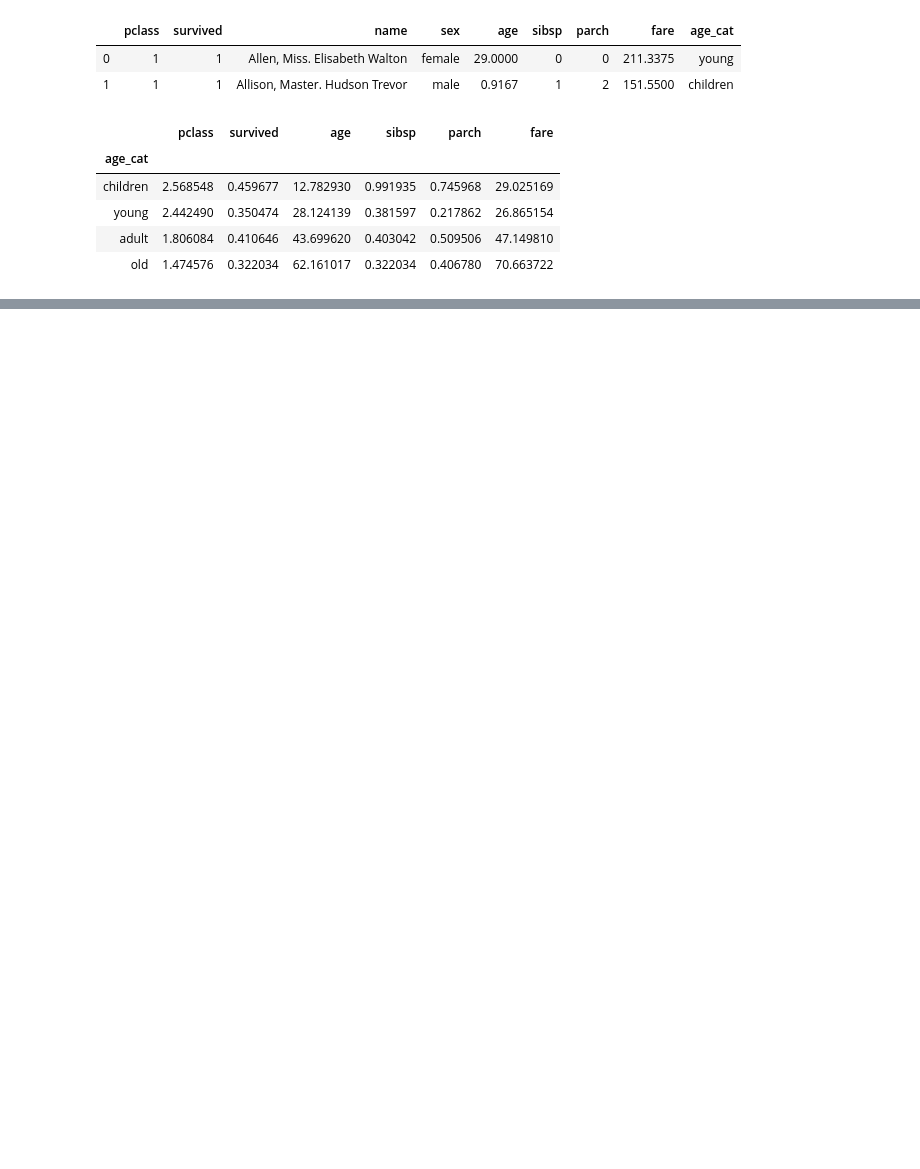
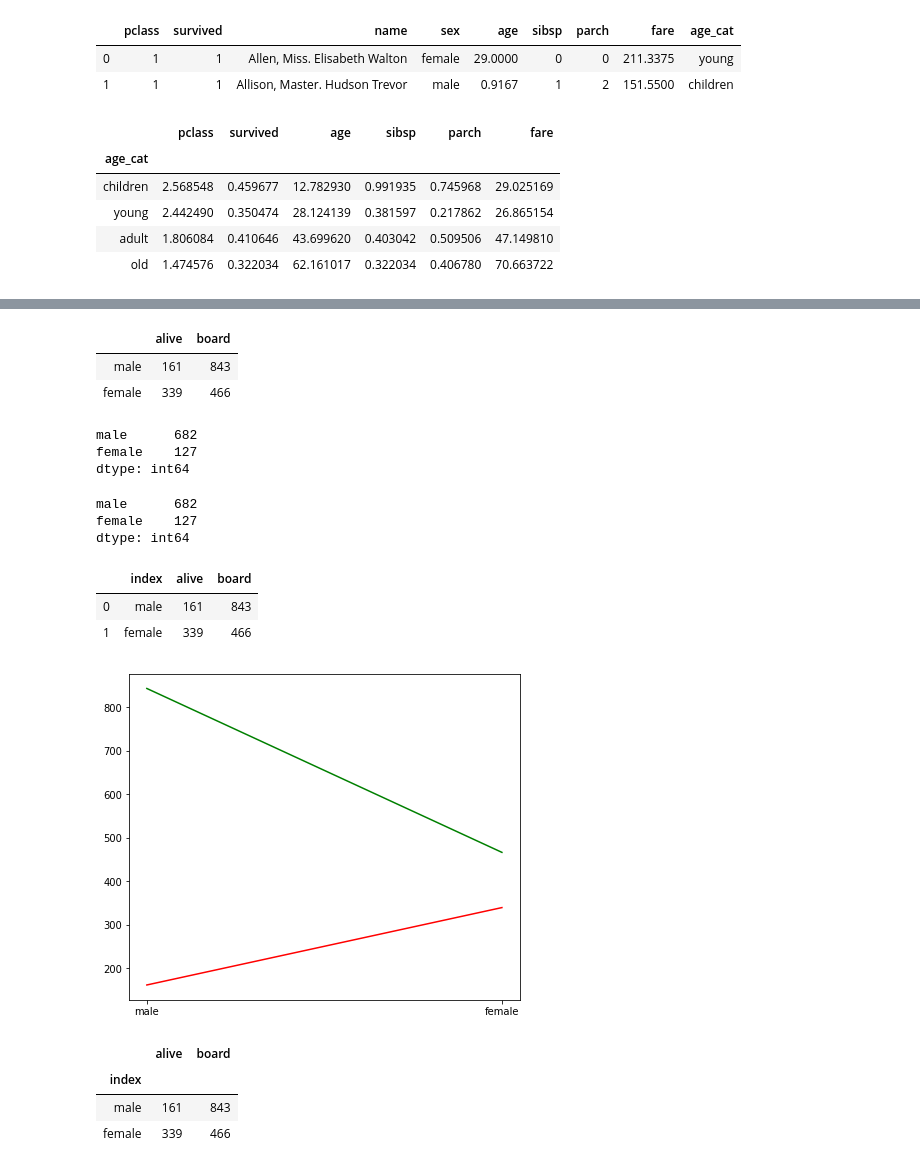
Before and after one commit to Shin-Sangseok/python_practice, a Jupyter notebook: titanic_data.ipynb, the cells around one changed output, grey strips where cells are left out. Cells and saved outputs as stored; diff of their text form; code cells hidden in the pictures; blank space fills up the shorter version.

```diff
--- a/titanic_data.ipynb
+++ b/titanic_data.ipynb
@@ -315,3 +328,9 @@ raw_data.groupby(by='age_cat').mean()
 | young | 2.442490 | 0.350474 | 28.124139 | 0.381597 | 0.217862 | 26.865154 |
 | adult | 1.806084 | 0.410646 | 43.699620 | 0.403042 | 0.509506 | 47.149810 |
 | old | 1.474576 | 0.322034 | 62.161017 | 0.322034 | 0.406780 | 70.663722 |
+# %%
+sex_alive = raw_data.groupby(by='sex')['survived'].sum()
+print(sex_alive)
+list_sa = list(sex_alive)
+list_sa.reverse()
+list_sa
@@ -317,0 +343,3 @@ raw_data.groupby(by='age_cat').mean()
+# %%
+rd_sex_list = list(rd_sex)
+rd_sex_list
@@ -317,0 +357,14 @@ raw_data.groupby(by='age_cat').mean()
+# %%
+sex_df = pd.DataFrame({'alive':list_sa, 'board':rd_sex_list}, index= ['male','female'])
+sex_df
+# %% [output]
+|  | alive | board |
+| male | 161 | 843 |
+| female | 339 | 466 |
+# %%
+dead_result = sex_df['board']-sex_df['alive']
+dead_result
+# %% [output]
+male      682
+female    127
+dtype: int64
@@ -317,0 +373,20 @@ raw_data.groupby(by='age_cat').mean()
+# %%
+dead_result
+# %% [output]
+male      682
+female    127
+dtype: int64
+# %%
+sex_df.reset_index(inplace=True)
+sex_df
+# %% [output]
+|  | index | alive | board |
+| 0 | male | 161 | 843 |
+| 1 | female | 339 | 466 |
+# %%
+plt.figure(figsize=(7,6))
+plt.plot(sex_df['index'], sex_df['board'], color = 'g')
+plt.plot(sex_df['index'], sex_df['alive'], color = 'r')
+plt.show()
+# %% [output]
+[figure, added]
@@ -317,0 +395,7 @@ raw_data.groupby(by='age_cat').mean()
+# %%
+sex_df
+# %% [output]
+|  | alive | board |
+| index |  |  |
+| male | 161 | 843 |
+| female | 339 | 466 |
```
Also changed, not shown: parts of 77 cells of this notebook.
